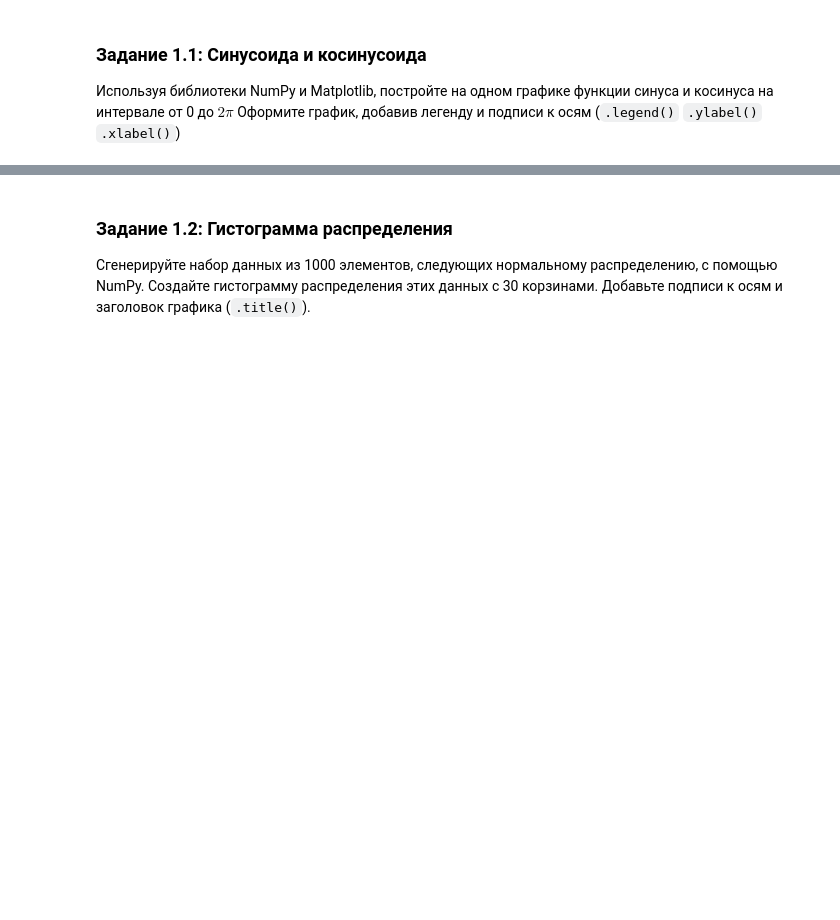
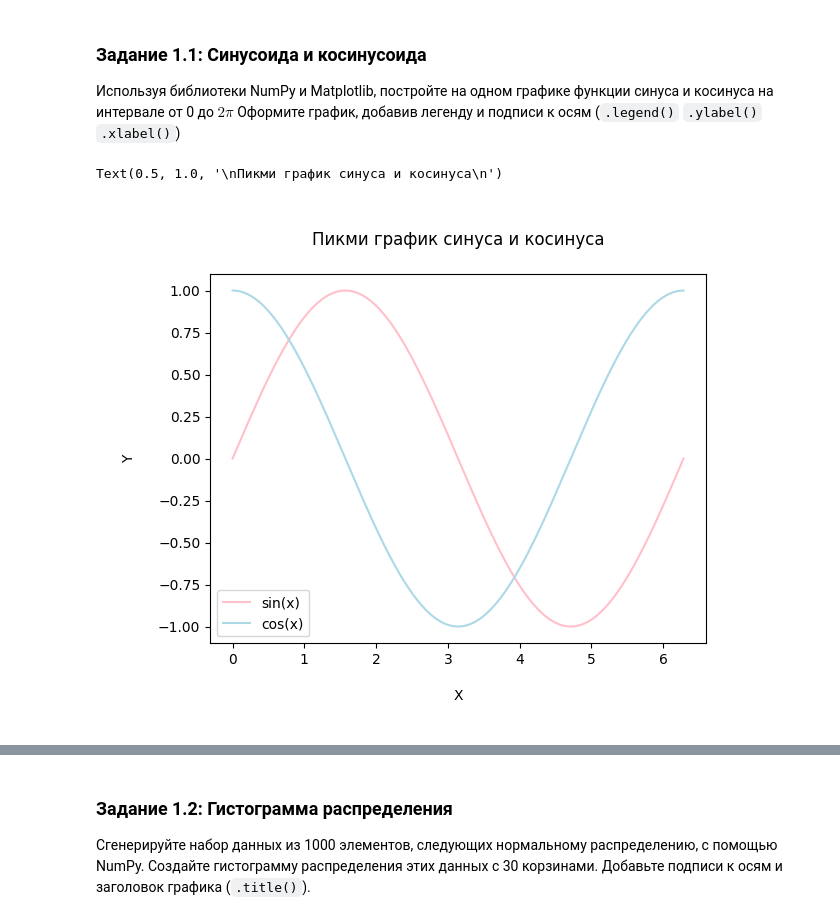
Before and after one commit to nakitava/bp, a Jupyter notebook: 3. Библиотеки Matplotlib, Plotly/Практическая_работа_№3_Matplotlib_Plotly.ipynb, the cells around one changed output, grey strips where cells are left out. Cells and saved outputs as stored; diff of their text form; code cells hidden in the pictures; blank space fills up the shorter version.

```diff
--- a/3. Библиотеки Matplotlib, Plotly/Практическая_работа_№3_Matplotlib_Plotly.ipynb
+++ b/3. Библиотеки Matplotlib, Plotly/Практическая_работа_№3_Matplotlib_Plotly.ipynb
@@ -21,3 +19,23 @@
+# %%
+import matplotlib.pyplot as plt
+import numpy as np
+
+fig, ax = plt.subplots()
+x = np.linspace(0, 2*np.pi, 1000)
+
+ysin = np.sin(x)
+ycos = np.cos(x)
+
+plt.plot(x, ysin, label = 'sin(x)', color = 'pink')
+plt.plot(x, ycos, label = 'cos(x)', color = 'lightblue')
+
+plt.xlabel('\nX\n')
+plt.ylabel('\nY\n')
+plt.legend()
+plt.title('\nПикми график синуса и косинуса\n')
+# %% [output]
+Text(0.5, 1.0, '\nПикми график синуса и косинуса\n')
+[figure, added]
 # %% [markdown]
 ![image.png](embedded-picture-1)
 # %% [markdown]
```
Also changed, not shown: parts of 1 cell of this notebook.
